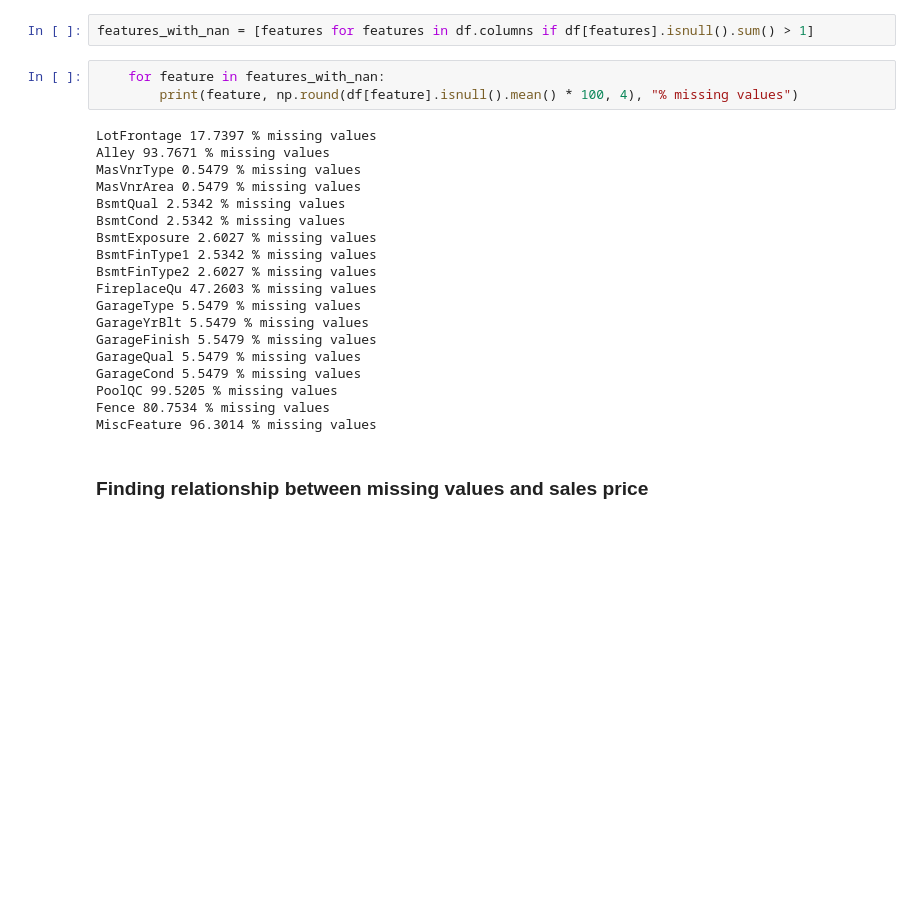
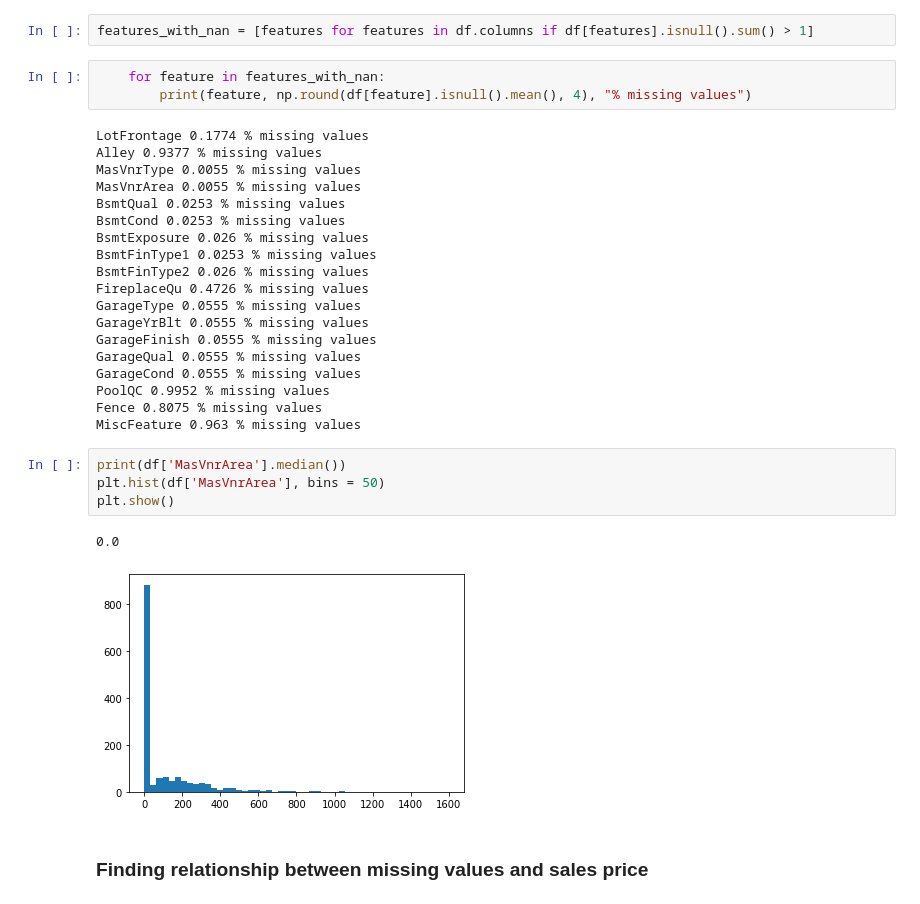
Before and after one commit to dhananjai1511/genpact-ds-batch-2, a Jupyter notebook: Advance House Price Regression/EDA.ipynb, the cells around one changed output. Drawn from its saved outputs; the diff is of its cells as text; blank space fills up the shorter version.

```diff
--- a/Advance House Price Regression/EDA.ipynb
+++ b/Advance House Price Regression/EDA.ipynb
@@ -79,26 +106,33 @@ df.shape
 features_with_nan = [features for features in df.columns if df[features].isnull().sum() > 1]
 # %%
     for feature in features_with_nan:
-        print(feature, np.round(df[feature].isnull().mean() * 100, 4), "% missing values")
+        print(feature, np.round(df[feature].isnull().mean(), 4), "% missing values")
 # %% [output]
-LotFrontage 17.7397 % missing values
-Alley 93.7671 % missing values
-MasVnrType 0.5479 % missing values
-MasVnrArea 0.5479 % missing values
-BsmtQual 2.5342 % missing values
-BsmtCond 2.5342 % missing values
-BsmtExposure 2.6027 % missing values
-BsmtFinType1 2.5342 % missing values
-BsmtFinType2 2.6027 % missing values
-FireplaceQu 47.2603 % missing values
-GarageType 5.5479 % missing values
-GarageYrBlt 5.5479 % missing values
-GarageFinish 5.5479 % missing values
-GarageQual 5.5479 % missing values
-GarageCond 5.5479 % missing values
-PoolQC 99.5205 % missing values
-Fence 80.7534 % missing values
-MiscFeature 96.3014 % missing values
+LotFrontage 0.1774 % missing values
+Alley 0.9377 % missing values
+MasVnrType 0.0055 % missing values
+MasVnrArea 0.0055 % missing values
+BsmtQual 0.0253 % missing values
+BsmtCond 0.0253 % missing values
+BsmtExposure 0.026 % missing values
+BsmtFinType1 0.0253 % missing values
+BsmtFinType2 0.026 % missing values
+FireplaceQu 0.4726 % missing values
+GarageType 0.0555 % missing values
+GarageYrBlt 0.0555 % missing values
+GarageFinish 0.0555 % missing values
+GarageQual 0.0555 % missing values
+GarageCond 0.0555 % missing values
+PoolQC 0.9952 % missing values
+Fence 0.8075 % missing values
+MiscFeature 0.963 % missing values
+# %%
+print(df['MasVnrArea'].median())
+plt.hist(df['MasVnrArea'], bins = 50)
+plt.show()
+# %% [output]
+0.0
+[figure, added]
 # %% [markdown]
 ### Finding relationship between missing values and sales price
 # %%
```
Also changed, not shown: parts of 10 cells of this notebook, 8 other files.
